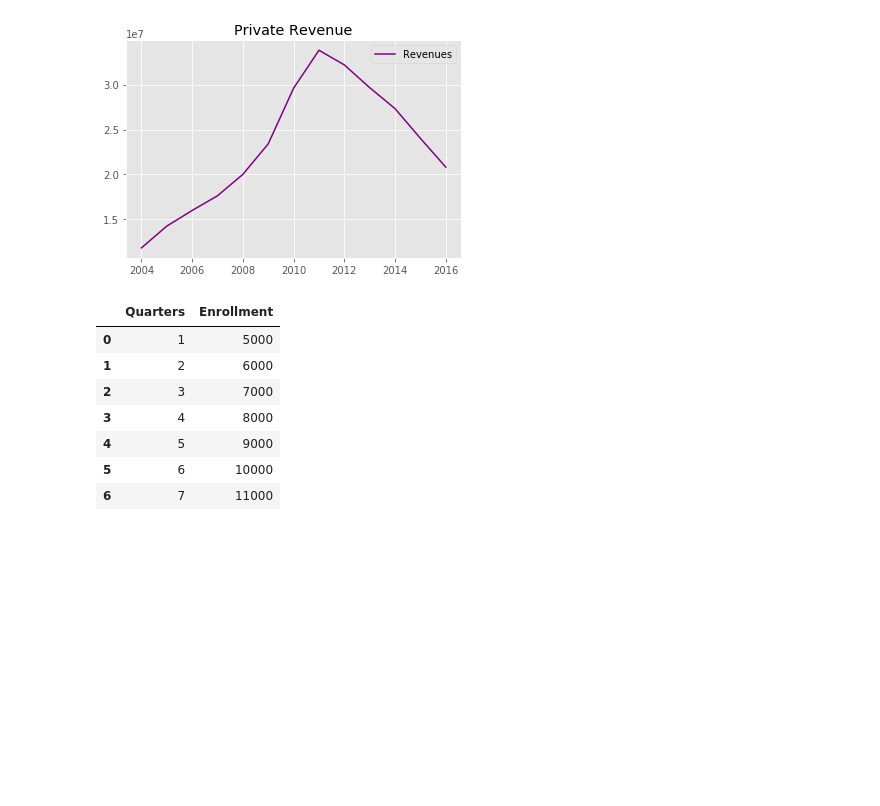
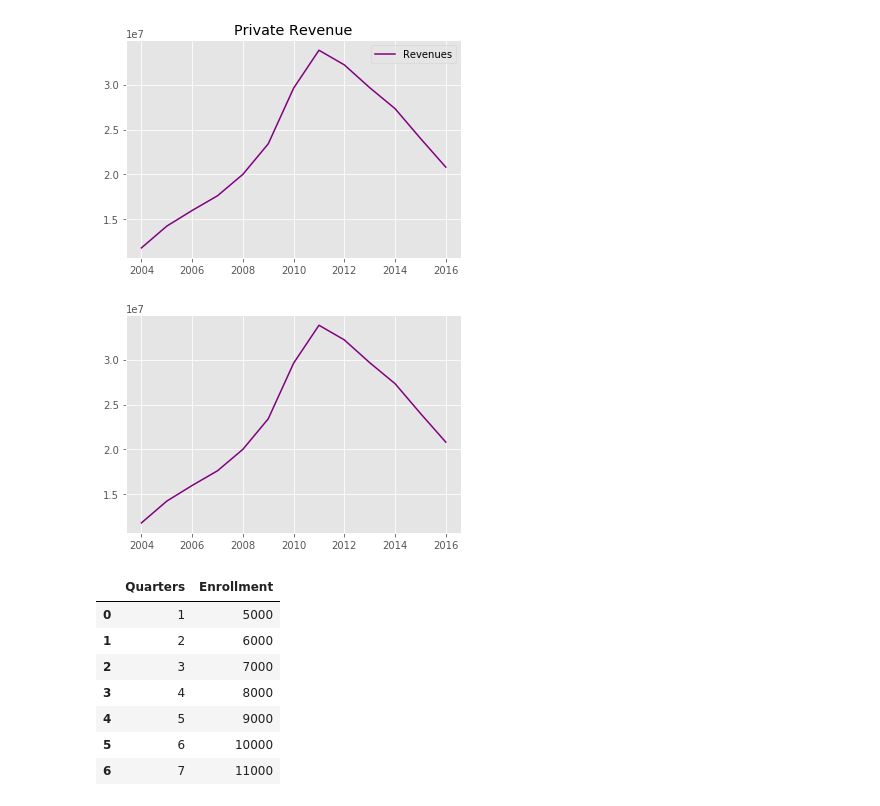
Before and after one commit to RCate/Project_2, a Jupyter notebook: Student_loans_grants_aid.ipynb, the cells around one changed output. Drawn from its saved outputs; the diff is of its cells as text; code cells hidden in the pictures; blank space fills up the shorter version.

Commit message:
Hook Pic

```diff
--- a/Student_loans_grants_aid.ipynb
+++ b/Student_loans_grants_aid.ipynb
@@ -161,6 +161,19 @@ plt.savefig("Private_Revenue.png")
 # %%
 file5_csv = "Trilogy_Enrollment.csv"
 Trilogy_Enrollment_df = pd.read_csv(file5_csv)
+# %%
+year = Public_revenue_df["Year"]
+#plt.figure(figsize=(8,6))
+private, = plt.plot(year, Private_revenue_df["Revenues"], color = "Purple")
+# plt.legend(handles=[ax], loc="best")
+#plt.title("Private Revenue")
+
+# Show the chart
+#plt.legend(handles=[private], loc="best")
+
+plt.savefig("Private_Revenue_Hook.png")
+# %% [output]
+[figure, added]
 # %%
 Trilogy_Enrollment_df
 # %% [output]
```
Also changed, not shown: 1 other file.
